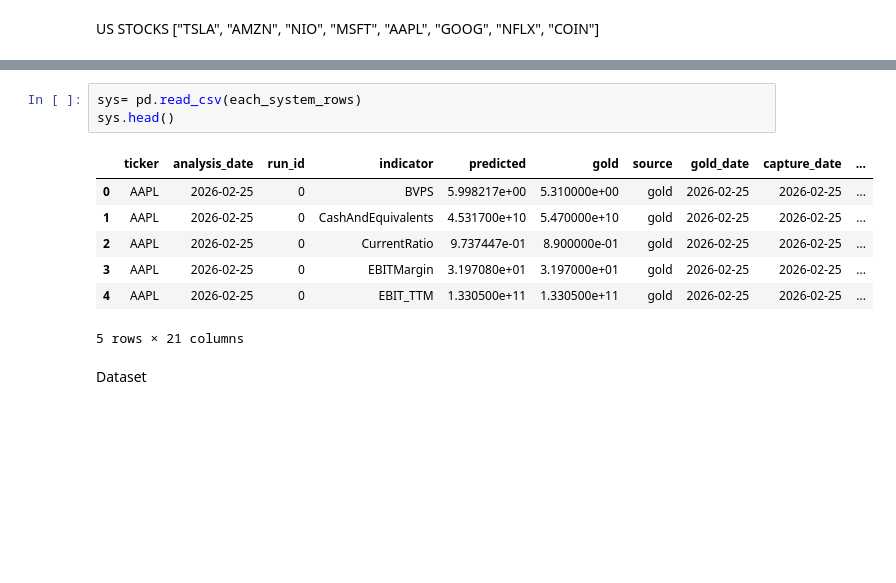
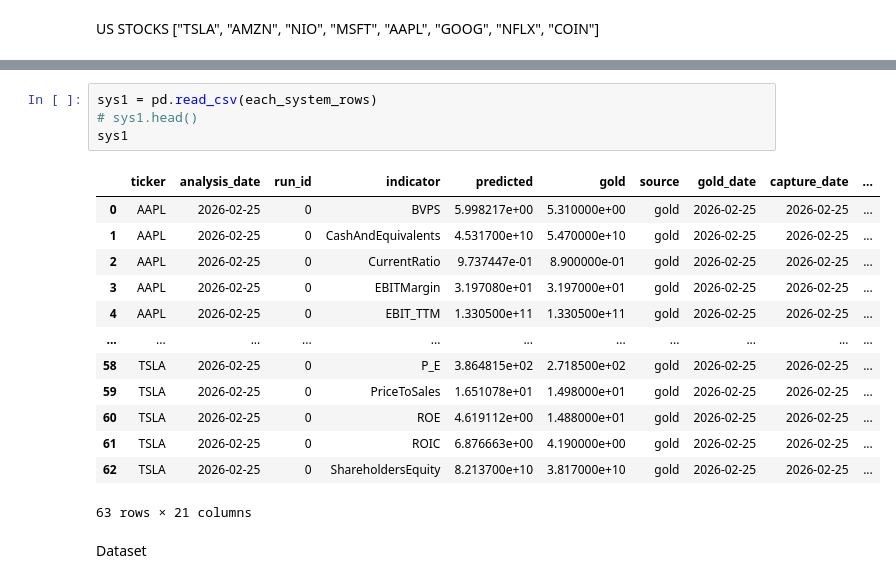
Before and after one commit to NonsoCynthia/Financial-D2T-Agent, a Jupyter notebook: openai-agent/miscellaneous.ipynb, the cells around one changed output, grey strips where cells are left out. Drawn from its saved outputs; the diff is of its cells as text; blank space fills up the shorter version.

```diff
--- a/openai-agent/miscellaneous.ipynb
+++ b/openai-agent/miscellaneous.ipynb
@@ -45,14 +58,21 @@ one_sys_sum.head()
 # %%
-sys= pd.read_csv(each_system_rows)
-sys.head()
+sys1 = pd.read_csv(each_system_rows)
+# sys1.head()
+sys1
 # %% [output]
 |  | ticker | analysis_date | run_id | indicator | predicted | gold | source | gold_date | capture_date | ... |
 | 0 | AAPL | 2026-02-25 | 0 | BVPS | 5.998217e+00 | 5.310000e+00 | gold | 2026-02-25 | 2026-02-25 | ... |
 | 1 | AAPL | 2026-02-25 | 0 | CashAndEquivalents | 4.531700e+10 | 5.470000e+10 | gold | 2026-02-25 | 2026-02-25 | ... |
 | 2 | AAPL | 2026-02-25 | 0 | CurrentRatio | 9.737447e-01 | 8.900000e-01 | gold | 2026-02-25 | 2026-02-25 | ... |
 | 3 | AAPL | 2026-02-25 | 0 | EBITMargin | 3.197080e+01 | 3.197000e+01 | gold | 2026-02-25 | 2026-02-25 | ... |
 | 4 | AAPL | 2026-02-25 | 0 | EBIT_TTM | 1.330500e+11 | 1.330500e+11 | gold | 2026-02-25 | 2026-02-25 | ... |
+| ... | ... | ... | ... | ... | ... | ... | ... | ... | ... | ... |
+| 58 | TSLA | 2026-02-25 | 0 | P_E | 3.864815e+02 | 2.718500e+02 | gold | 2026-02-25 | 2026-02-25 | ... |
+| 59 | TSLA | 2026-02-25 | 0 | PriceToSales | 1.651078e+01 | 1.498000e+01 | gold | 2026-02-25 | 2026-02-25 | ... |
+| 60 | TSLA | 2026-02-25 | 0 | ROE | 4.619112e+00 | 1.488000e+01 | gold | 2026-02-25 | 2026-02-25 | ... |
+| 61 | TSLA | 2026-02-25 | 0 | ROIC | 6.876663e+00 | 4.190000e+00 | gold | 2026-02-25 | 2026-02-25 | ... |
+| 62 | TSLA | 2026-02-25 | 0 | ShareholdersEquity | 8.213700e+10 | 3.817000e+10 | gold | 2026-02-25 | 2026-02-25 | ... |
-5 rows × 21 columns
+63 rows × 21 columns
 # %% [markdown]
 Dataset
 # %%
```
Also changed, not shown: parts of 6 cells of this notebook, 10 other files.
